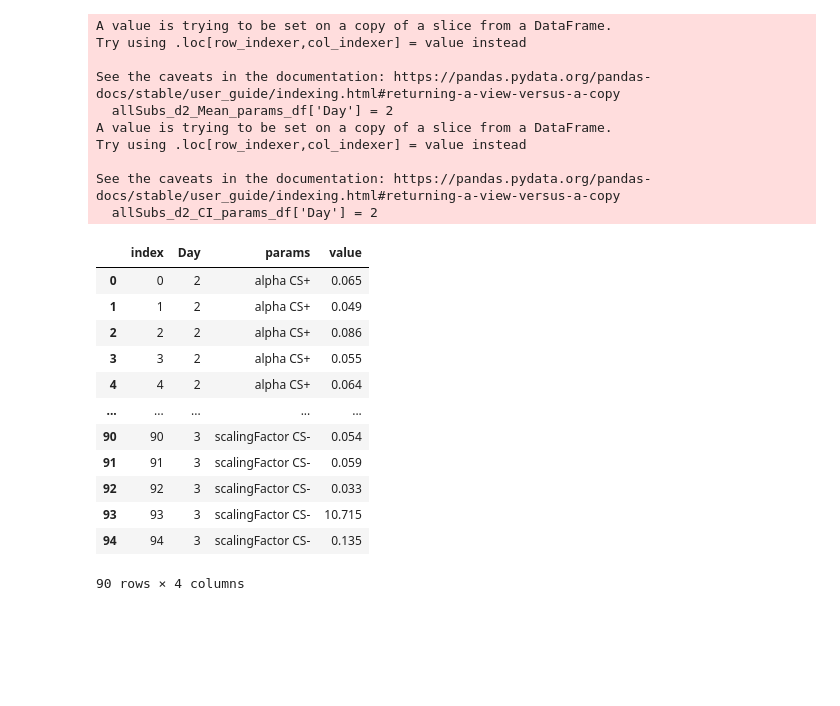
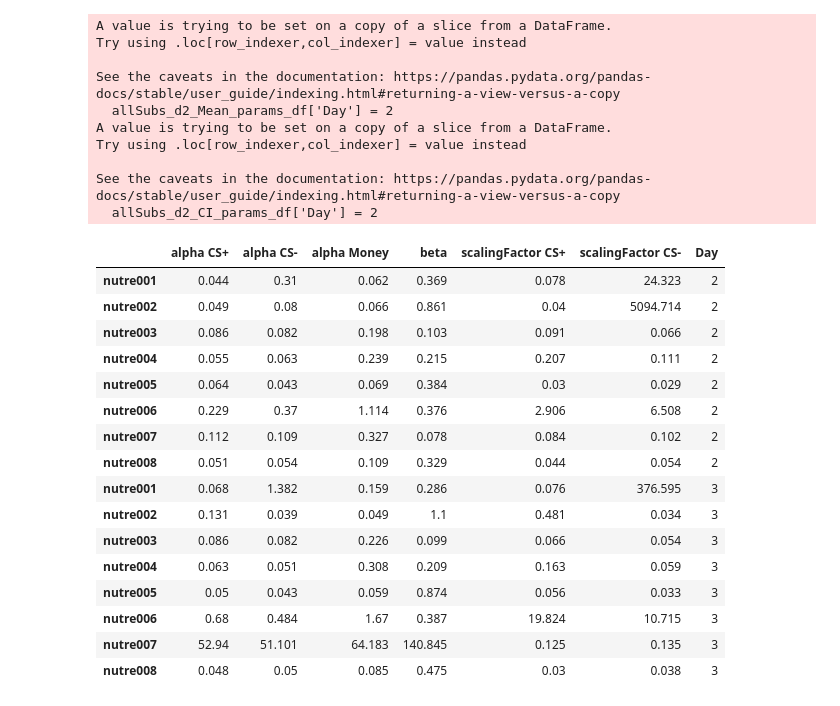
Before and after one commit to ffviana/nutreconDrive, a Jupyter notebook: 3. Analysis/groupAnalysis.ipynb, the cells around one changed output. Saved outputs shown, nothing was run; the diff lists cells and outputs as text; code cells hidden in the pictures; blank space fills up the shorter version.

```diff
--- a/3. Analysis/groupAnalysis.ipynb
+++ b/3. Analysis/groupAnalysis.ipynb
@@ -795,20 +771,24 @@ Try using .loc[row_indexer,col_indexer] = value instead
 
 See the caveats in the documentation: https://pandas.pydata.org/pandas-docs/stable/user_guide/indexing.html#returning-a-view-versus-a-copy
   allSubs_d2_CI_params_df['Day'] = 2
-# %%
-ci_params_longdf
-# %% [output]
-|  | index | Day | params | value |
-| 0 | 0 | 2 | alpha CS+ | 0.065 |
-| 1 | 1 | 2 | alpha CS+ | 0.049 |
-| 2 | 2 | 2 | alpha CS+ | 0.086 |
-| 3 | 3 | 2 | alpha CS+ | 0.055 |
-| 4 | 4 | 2 | alpha CS+ | 0.064 |
-| ... | ... | ... | ... | ... |
-| 90 | 90 | 3 | scalingFactor CS- | 0.054 |
-| 91 | 91 | 3 | scalingFactor CS- | 0.059 |
-| 92 | 92 | 3 | scalingFactor CS- | 0.033 |
-| 93 | 93 | 3 | scalingFactor CS- | 10.715 |
-| 94 | 94 | 3 | scalingFactor CS- | 0.135 |
-90 rows × 4 columns
+# %%
+CI_params_df
+# %% [output]
+|  | alpha CS+ | alpha CS- | alpha Money | beta | scalingFactor CS+ | scalingFactor CS- | Day |
+| nutre001 | 0.044 | 0.31 | 0.062 | 0.369 | 0.078 | 24.323 | 2 |
+| nutre002 | 0.049 | 0.08 | 0.066 | 0.861 | 0.04 | 5094.714 | 2 |
+| nutre003 | 0.086 | 0.082 | 0.198 | 0.103 | 0.091 | 0.066 | 2 |
+| nutre004 | 0.055 | 0.063 | 0.239 | 0.215 | 0.207 | 0.111 | 2 |
+| nutre005 | 0.064 | 0.043 | 0.069 | 0.384 | 0.03 | 0.029 | 2 |
+| nutre006 | 0.229 | 0.37 | 1.114 | 0.376 | 2.906 | 6.508 | 2 |
+| nutre007 | 0.112 | 0.109 | 0.327 | 0.078 | 0.084 | 0.102 | 2 |
+| nutre008 | 0.051 | 0.054 | 0.109 | 0.329 | 0.044 | 0.054 | 2 |
+| nutre001 | 0.068 | 1.382 | 0.159 | 0.286 | 0.076 | 376.595 | 3 |
+| nutre002 | 0.131 | 0.039 | 0.049 | 1.1 | 0.481 | 0.034 | 3 |
+| nutre003 | 0.086 | 0.082 | 0.226 | 0.099 | 0.066 | 0.054 | 3 |
+| nutre004 | 0.063 | 0.051 | 0.308 | 0.209 | 0.163 | 0.059 | 3 |
+| nutre005 | 0.05 | 0.043 | 0.059 | 0.874 | 0.056 | 0.033 | 3 |
+| nutre006 | 0.68 | 0.484 | 1.67 | 0.387 | 19.824 | 10.715 | 3 |
+| nutre007 | 52.94 | 51.101 | 64.183 | 140.845 | 0.125 | 0.135 | 3 |
+| nutre008 | 0.048 | 0.05 | 0.085 | 0.475 | 0.03 | 0.038 | 3 |
 # %%
```
Also changed, not shown: parts of 13 cells of this notebook.
